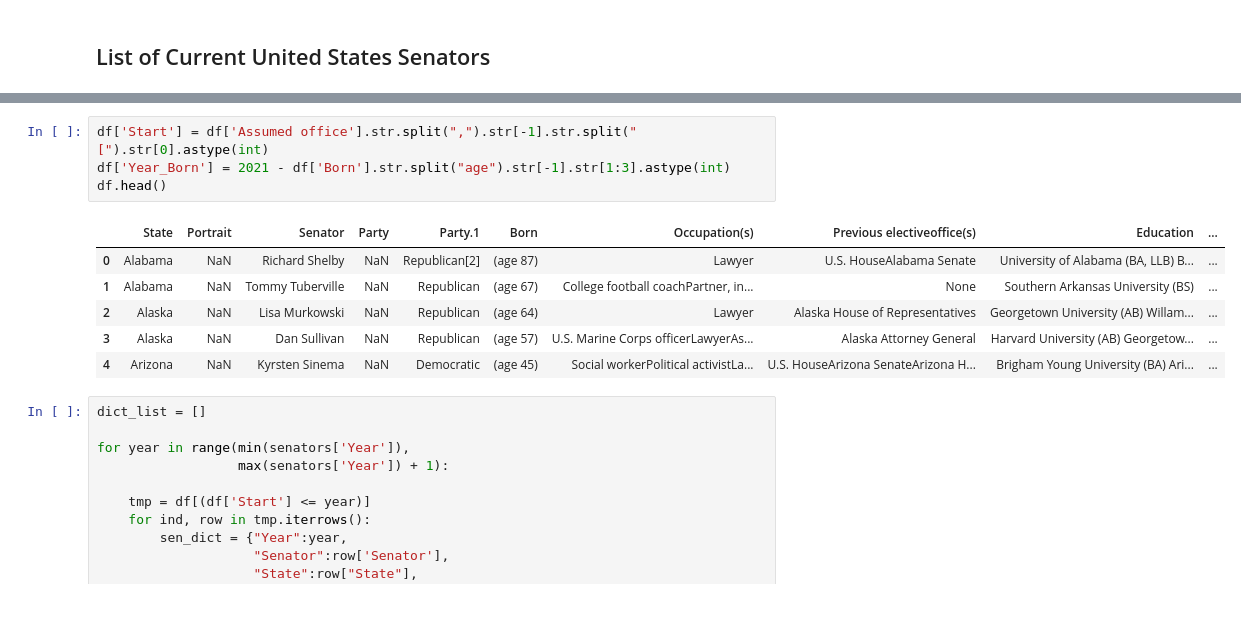
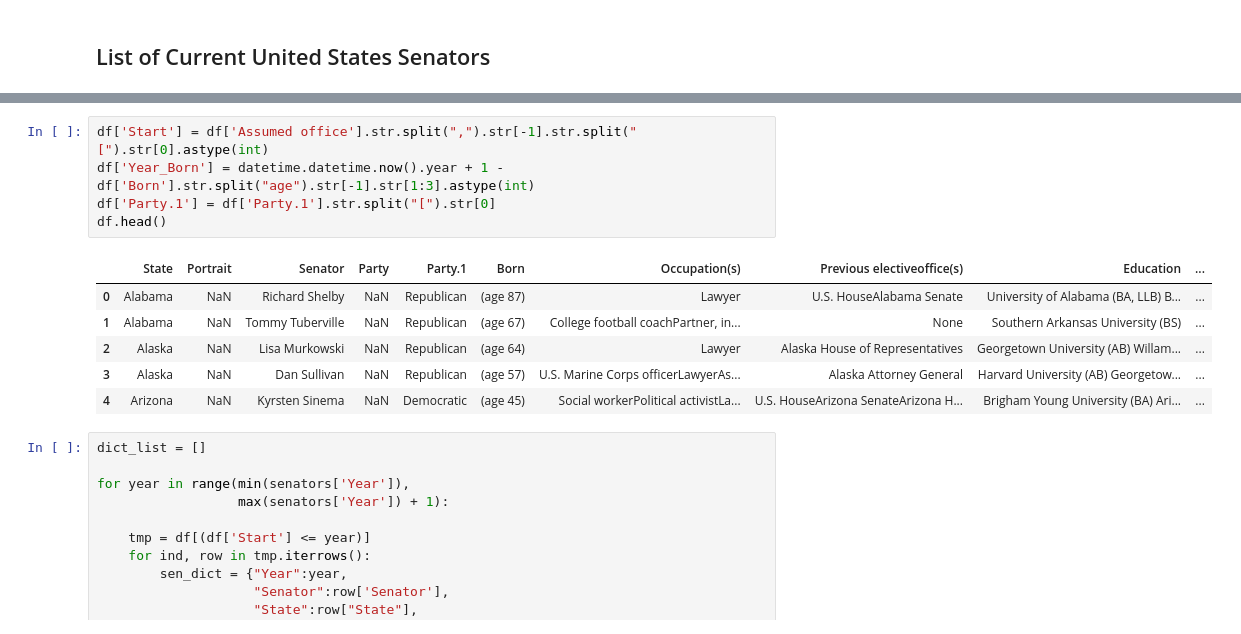
Before and after one commit to MichaelHotaling/Posts, a Jupyter notebook: Senator Ages.ipynb, the cells around one changed output, grey strips where cells are left out. Saved outputs shown, nothing was run; the diff lists cells and outputs as text.

```diff
--- a/Senator Ages.ipynb
+++ b/Senator Ages.ipynb
@@ -148,11 +248,12 @@ df.head()
 | 4 | Arizona | NaN | Kyrsten Sinema | NaN | Democratic | (age 45) | Social workerPolitical activistLa... | U.S. HouseArizona SenateArizona H... | Brigham Young University (BA) Ari... | ... |
 # %%
 df['Start'] = df['Assumed office'].str.split(",").str[-1].str.split("[").str[0].astype(int)
-df['Year_Born'] = 2021 - df['Born'].str.split("age").str[-1].str[1:3].astype(int)
+df['Year_Born'] = datetime.datetime.now().year + 1 - df['Born'].str.split("age").str[-1].str[1:3].astype(int)
+df['Party.1'] = df['Party.1'].str.split("[").str[0]
 df.head()
 # %% [output]
 |  | State | Portrait | Senator | Party | Party.1 | Born | Occupation(s) | Previous electiveoffice(s) | Education | ... |
-| 0 | Alabama | NaN | Richard Shelby | NaN | Republican[2] | (age 87) | Lawyer | U.S. HouseAlabama Senate | University of Alabama (BA, LLB) B... | ... |
+| 0 | Alabama | NaN | Richard Shelby | NaN | Republican | (age 87) | Lawyer | U.S. HouseAlabama Senate | University of Alabama (BA, LLB) B... | ... |
 | 1 | Alabama | NaN | Tommy Tuberville | NaN | Republican | (age 67) | College football coachPartner, in... | None | Southern Arkansas University (BS) | ... |
 | 2 | Alaska | NaN | Lisa Murkowski | NaN | Republican | (age 64) | Lawyer | Alaska House of Representatives | Georgetown University (AB) Willam... | ... |
 | 3 | Alaska | NaN | Dan Sullivan | NaN | Republican | (age 57) | U.S. Marine Corps officerLawyerAs... | Alaska Attorney General | Harvard University (AB) Georgetow... | ... |
```
Also changed, not shown: parts of 19 cells of this notebook, 1 other file.
